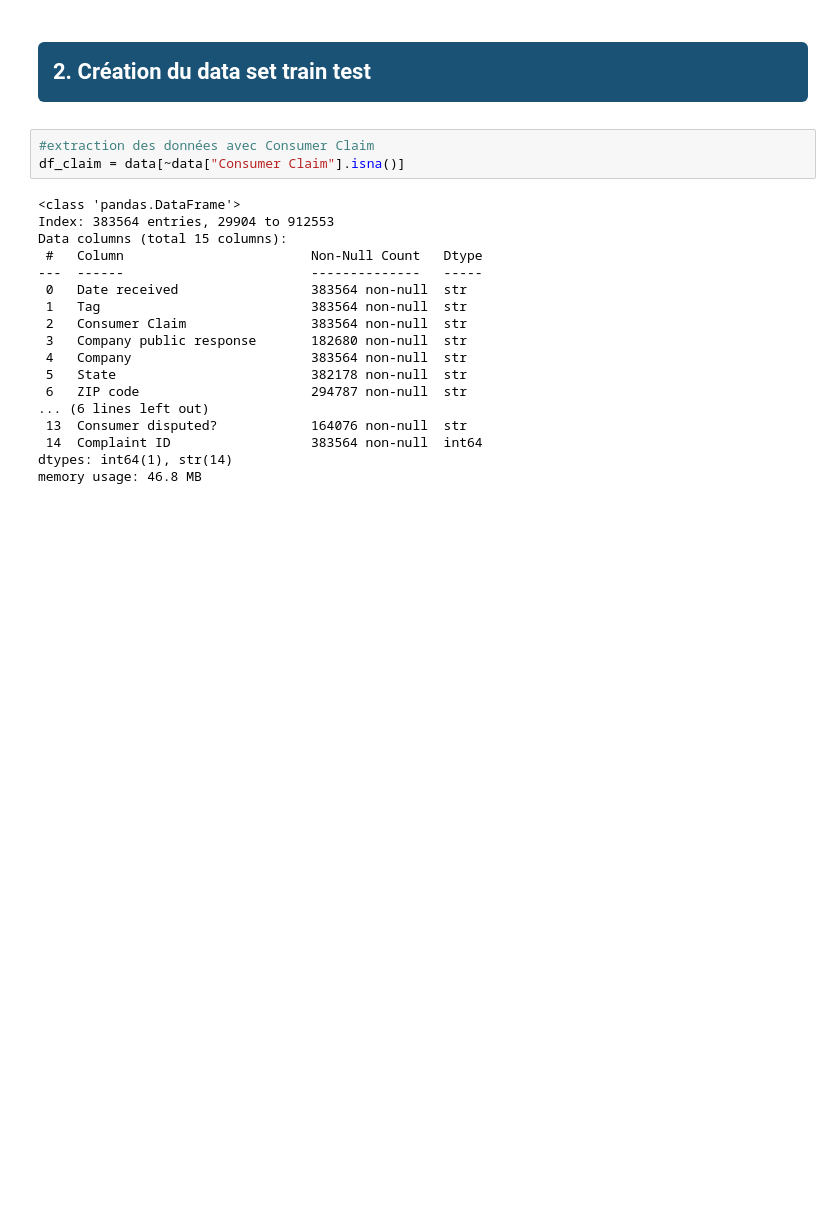
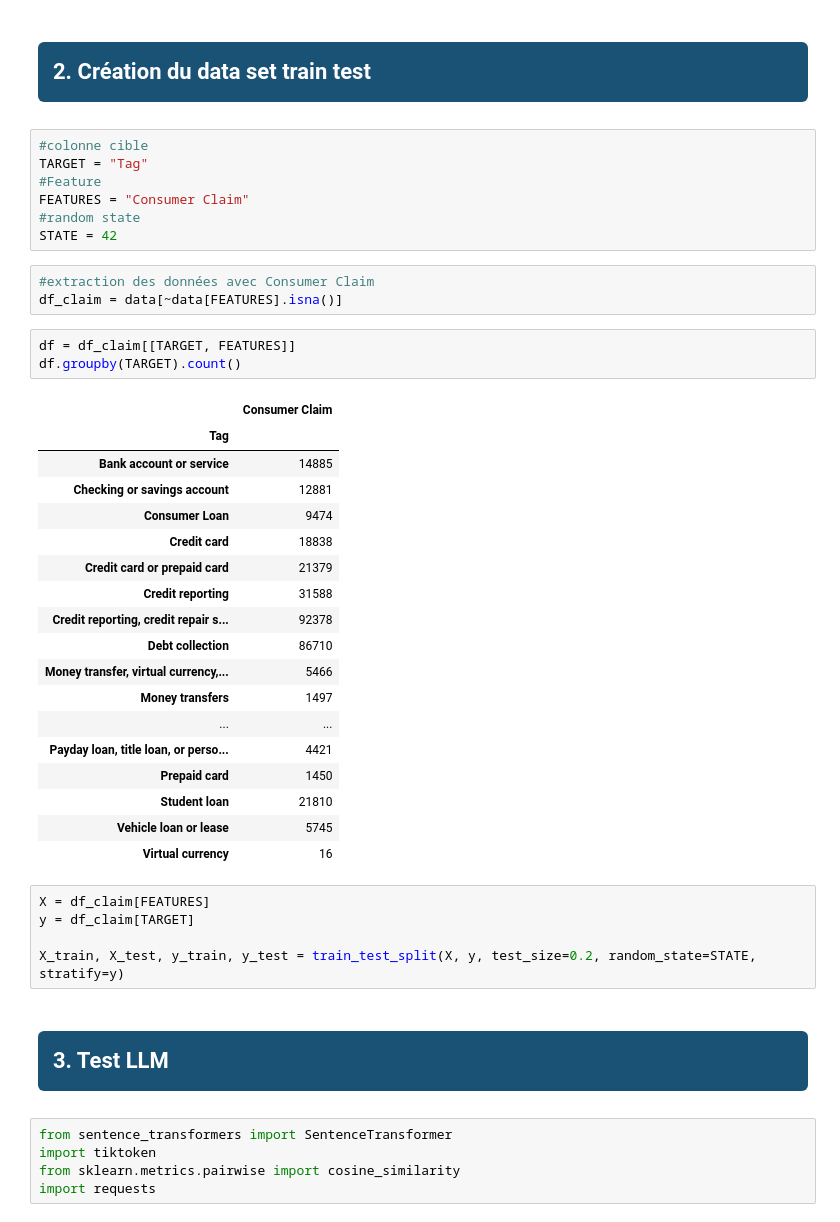
Before and after one commit to GreatTeacherJ/ZenAssist, a Jupyter notebook: src/app/data.ipynb, the cells around one changed output. Cells and saved outputs as stored; diff of their text form; blank space fills up the shorter version.

```diff
--- a/src/app/data.ipynb
+++ b/src/app/data.ipynb
@@ -463,23 +524,46 @@ Ces observations guident les choix de modélisation (ML classique sur texte vs L
 # %% [markdown]
 ## <p style="background-color:#1A5276; color:#FFFFFF; padding:15px; border-radius:6px; font-size:22px; font-weight:bold;">2. Création du data set train test</p>
+# %%
+#colonne cible
+TARGET = "Tag"
+#Feature
+FEATURES = "Consumer Claim"
+#random state
+STATE = 42
 # %%
 #extraction des données avec Consumer Claim
-df_claim = data[~data["Consumer Claim"].isna()]
+df_claim = data[~data[FEATURES].isna()]
-# %% [output]
-<class 'pandas.DataFrame'>
-Index: 383564 entries, 29904 to 912553
-Data columns (total 15 columns):
- #   Column                        Non-Null Count   Dtype
----  ------                        --------------   -----
- 0   Date received                 383564 non-null  str
- 1   Tag                           383564 non-null  str
- 2   Consumer Claim                383564 non-null  str
- 3   Company public response       182680 non-null  str
- 4   Company                       383564 non-null  str
- 5   State                         382178 non-null  str
- 6   ZIP code                      294787 non-null  str
-... (6 lines left out)
- 13  Consumer disputed?            164076 non-null  str
- 14  Complaint ID                  383564 non-null  int64
-dtypes: int64(1), str(14)
-memory usage: 46.8 MB
+# %%
+df = df_claim[[TARGET, FEATURES]]
+df.groupby(TARGET).count()
+# %% [output]
+|  | Consumer Claim |
+| Tag |  |
+| Bank account or service | 14885 |
+| Checking or savings account | 12881 |
+| Consumer Loan | 9474 |
+| Credit card | 18838 |
+| Credit card or prepaid card | 21379 |
+| Credit reporting | 31588 |
+| Credit reporting, credit repair s... | 92378 |
+| Debt collection | 86710 |
+| Money transfer, virtual currency,... | 5466 |
+| Money transfers | 1497 |
+| ... | ... |
+| Payday loan, title loan, or perso... | 4421 |
+| Prepaid card | 1450 |
+| Student loan | 21810 |
+| Vehicle loan or lease | 5745 |
+| Virtual currency | 16 |
+# %%
+X = df_claim[FEATURES]
+y = df_claim[TARGET]
+
+X_train, X_test, y_train, y_test = train_test_split(X, y, test_size=0.2, random_state=STATE, stratify=y)
+# %% [markdown]
+## <p style="background-color:#1A5276; color:#FFFFFF; padding:15px; border-radius:6px; font-size:22px; font-weight:bold;">3. Test LLM</p>
+# %%
+from sentence_transformers import SentenceTransformer
+import tiktoken
+from sklearn.metrics.pairwise import cosine_similarity
+import requests
```
Also changed, not shown: parts of 42 cells of this notebook, 6 other files.
